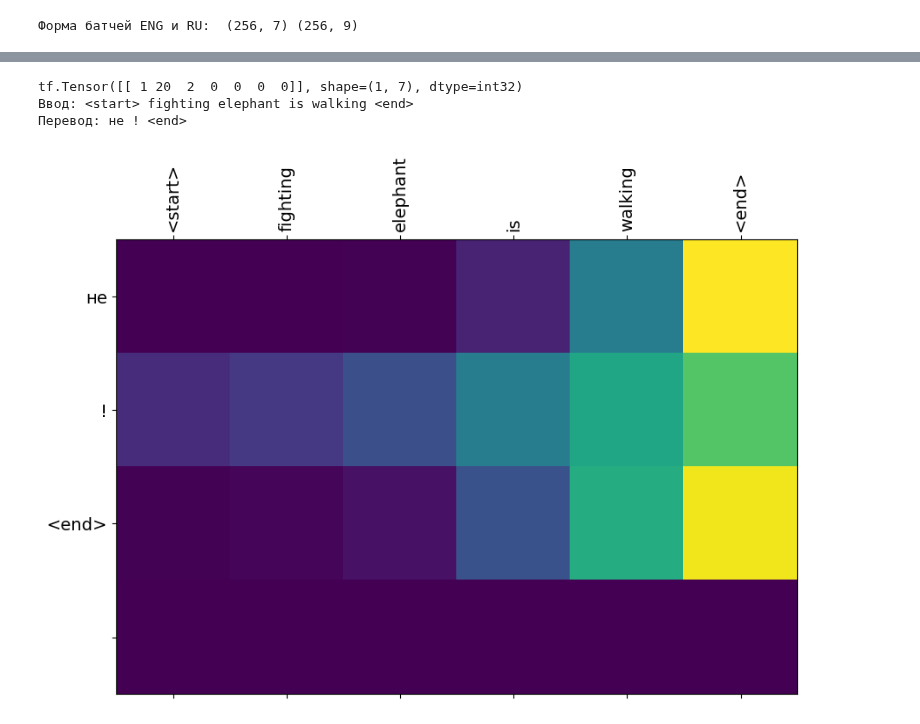
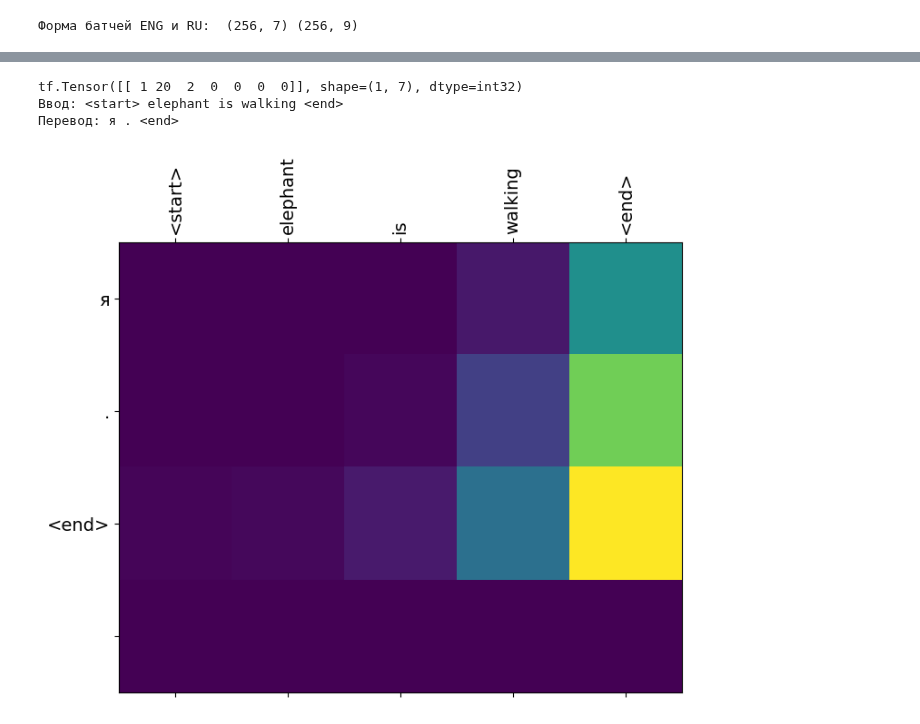
Before and after one commit to Maxxx-VS/The-Founder, a Jupyter notebook: 37_4_Translate_+_Bogdanov.ipynb, the cells around one changed output, grey strips where cells are left out. Cells and saved outputs as stored; diff of their text form; code cells hidden in the pictures.

```diff
--- a/37_4_Translate_+_Bogdanov.ipynb
+++ b/37_4_Translate_+_Bogdanov.ipynb
@@ -250,32 +243,26 @@ attention_layer = BahdanauAttention(10)
 # %%
 class Decoder(Model):
 
-  # Конструктор класса
-  def __init__(self,
-               vocab_size,    # размер словаря
-               embedding_dim, # размерность пространства эмбеддинга
-               dec_units,     # число нейронов в GRU
-               batch_sz):     # размер батча
+    def __init__(self, vocab_size, embedding_dim, dec_units, batch_sz):
+        uper(Decoder, self).__init__()                       # вызываем инициализацию родительского класса
 
-    super(Decoder, self).__init__()                       # вызываем инициализацию родительского класса
+        self.batch_sz = batch_sz                              # инициализируем переменную размера батча внутри класса
+        self.dec_units = dec_units                            # инициализируем переменную размера слоя в декодировщике
+        self.embedding = Embedding(vocab_size, embedding_dim) # инициализируем слой эмбеддинга с заданными параметрами
+        self.gru = GRU(self.dec_units, return_sequences=True, return_state=True, recurrent_initializer='glorot_uniform') # инициализируем рекуррентный слой с заданными параметрами
+        self.fc = Dense(vocab_size) # полносвязный слой с размером словаря
+        self.attention = BLA(self.dec_units) # механизм внимания
 
-    self.batch_sz = batch_sz                              # инициализируем переменную размера батча внутри класса
-    self.dec_units = dec_units                            # инициализируем переменную размера слоя в декодировщике
-    self.embedding = Embedding(vocab_size, embedding_dim) # инициализируем слой эмбеддинга с заданными параметрами
-    self.gru = GRU(self.dec_units, return_sequences=True, return_state=True, recurrent_initializer='glorot_uniform') # инициализируем рекуррентный слой с заданными параметрами
-    self.fc = Dense(vocab_size) # полносвязный слой с размером словаря
-    self.attention = BahdanauAttention(self.dec_units) # механизм внимания
+    def call(self, x, hidden, enc_output):
 
-  def call(self, x, hidden, enc_output):
+        context_vector, attention_weights = self.attention(hidden, enc_output)
+        x = self.embedding(x)
+        x = tf.concat([tf.expand_dims(context_vector, 1), x], axis=-1)
+        output, state = self.gru(x, initial_state = hidden)
+        output = tf.reshape(output, (-1, output.shape[2]))
+        x = self.fc(output)
 
-    context_vector, attention_weights = self.attention(hidden, enc_output)
-    x = self.embedding(x)
-    x = tf.concat([tf.expand_dims(context_vector, 1), x], axis=-1)
-    output, state = self.gru(x, initial_state = hidden)
-    output = tf.reshape(output, (-1, output.shape[2]))
-    x = self.fc(output)
-
-    return x, state, attention_weights
+        return x, state, attention_weights
 # %%
 decoder = Decoder(VOCAB_RU_SIZE, EMBED_DIM, UNITS, BATCH_SIZE)
 # %%
@@ -380,7 +356,7 @@ def evaluate(sentence):
     return result, sentence, attention_plot
 # %%
 def plot_attention(attention, sentence, predicted_sentence):
-    fig = plt.figure(figsize=(10,10))
+    fig = plt.figure(figsize=(8, 8))
     ax = fig.add_subplot(1, 1, 1)
     ax.matshow(attention, cmap='viridis') # рисуем 2d матрицу
     fontdict = {'fontsize': 14}           # размер текста
@@ -410,7 +386,7 @@ tf.Tensor([[ 1 52 80 17  8  2  0]], shape=(1, 7), dtype=int32)
 # %%
-translate('fighting elephant is walking')
+translate('elephant is walking')
 # %% [output]
 tf.Tensor([[ 1 20  2  0  0  0  0]], shape=(1, 7), dtype=int32)
-Ввод: <start> fighting elephant is walking <end>
-Перевод: не ! <end>
+Ввод: <start> elephant is walking <end>
+Перевод: я . <end>
-[figure, old version]
+[figure, new version]
```
Also changed, not shown: parts of 17 cells of this notebook.
